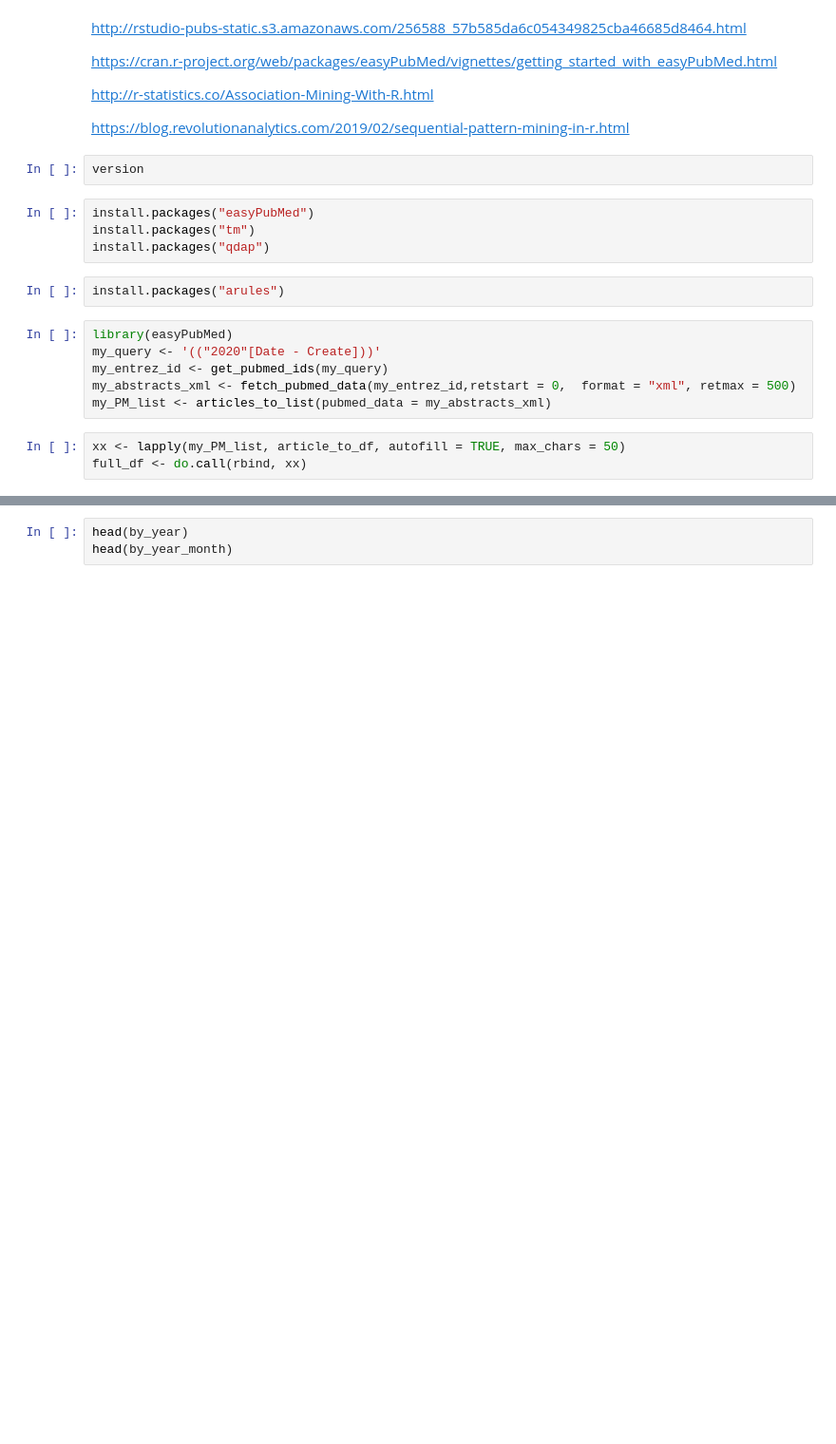
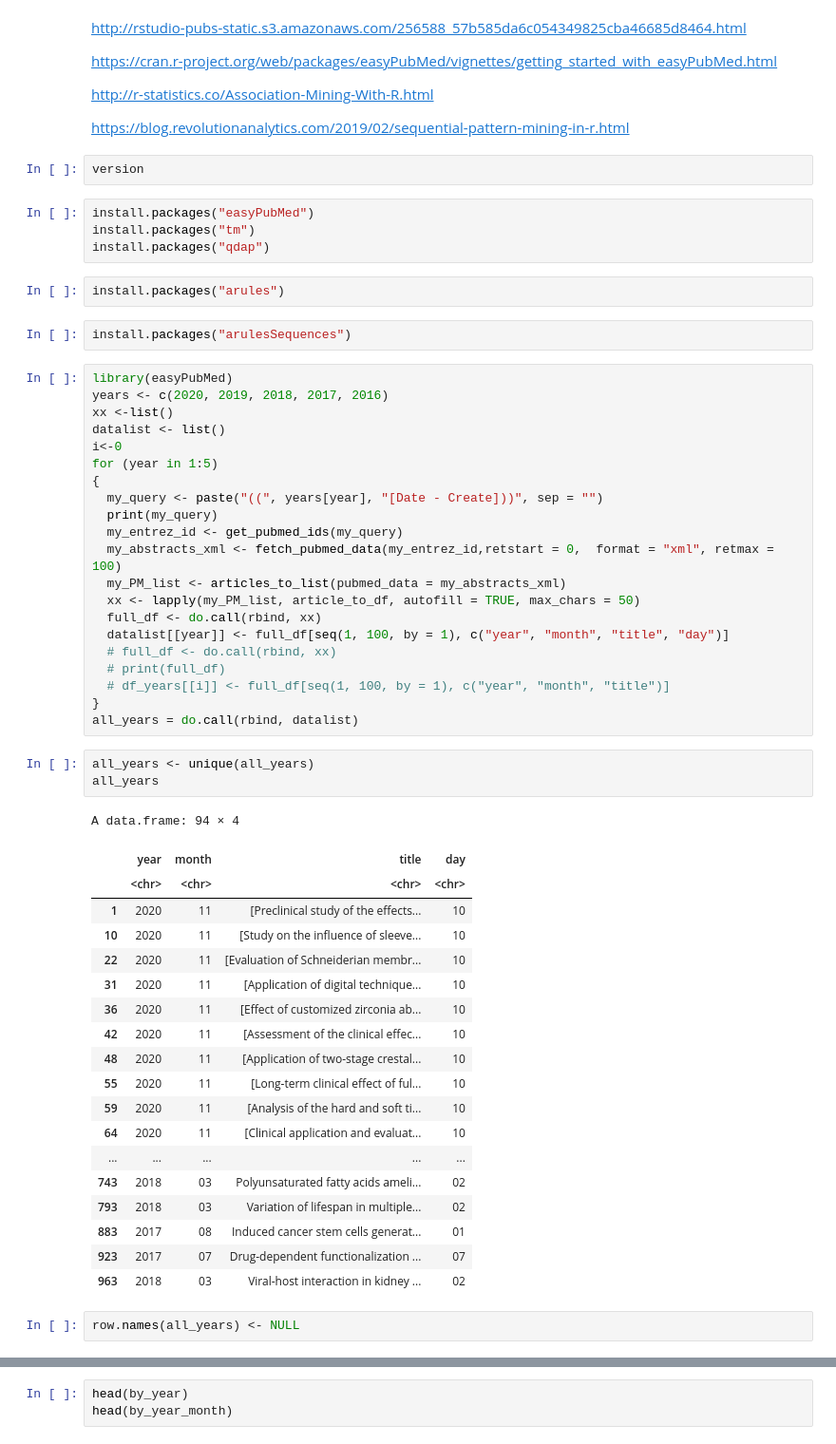
Before and after one commit to GuptaNavdeep1983/CS688, a Jupyter notebook: Assignment7.ipynb, the cells around one changed output, grey strips where cells are left out. Shown at 95% size. Cells and saved outputs as stored; diff of their text form; blank space fills up the shorter version.

```diff
--- a/Assignment7.ipynb
+++ b/Assignment7.ipynb
@@ -16,12 +16,51 @@ install.packages("tm")
 install.packages("qdap")
 # %%
 install.packages("arules")
-# %%
-library(easyPubMed)
-my_query <- '(("2020"[Date - Create]))'
-my_entrez_id <- get_pubmed_ids(my_query)
-my_abstracts_xml <- fetch_pubmed_data(my_entrez_id,retstart = 0,  format = "xml", retmax = 500)
-my_PM_list <- articles_to_list(pubmed_data = my_abstracts_xml)
-# %%
-xx <- lapply(my_PM_list, article_to_df, autofill = TRUE, max_chars = 50)
-full_df <- do.call(rbind, xx)
+# %%
+install.packages("arulesSequences")
+# %%
+library(easyPubMed)
+years <- c(2020, 2019, 2018, 2017, 2016)
+xx <-list()
+datalist <- list()
+i<-0
+for (year in 1:5)
+{
+  my_query <- paste("((", years[year], "[Date - Create]))", sep = "")
+  print(my_query)
+  my_entrez_id <- get_pubmed_ids(my_query)
+  my_abstracts_xml <- fetch_pubmed_data(my_entrez_id,retstart = 0,  format = "xml", retmax = 100)
+  my_PM_list <- articles_to_list(pubmed_data = my_abstracts_xml)
+  xx <- lapply(my_PM_list, article_to_df, autofill = TRUE, max_chars = 50)
+  full_df <- do.call(rbind, xx)
+  datalist[[year]] <- full_df[seq(1, 100, by = 1), c("year", "month", "title", "day")]
+  # full_df <- do.call(rbind, xx)
+  # print(full_df)
+  # df_years[[i]] <- full_df[seq(1, 100, by = 1), c("year", "month", "title")]
+}
+all_years = do.call(rbind, datalist)
+# %%
+all_years <- unique(all_years)
+all_years
+# %% [output]
+A data.frame: 94 × 4
+|  | year | month | title | day |
+|  | <chr> | <chr> | <chr> | <chr> |
+| 1 | 2020 | 11 | [Preclinical study of the effects... | 10 |
+| 10 | 2020 | 11 | [Study on the influence of sleeve... | 10 |
+| 22 | 2020 | 11 | [Evaluation of Schneiderian membr... | 10 |
+| 31 | 2020 | 11 | [Application of digital technique... | 10 |
+| 36 | 2020 | 11 | [Effect of customized zirconia ab... | 10 |
+| 42 | 2020 | 11 | [Assessment of the clinical effec... | 10 |
+| 48 | 2020 | 11 | [Application of two-stage crestal... | 10 |
+| 55 | 2020 | 11 | [Long-term clinical effect of ful... | 10 |
+| 59 | 2020 | 11 | [Analysis of the hard and soft ti... | 10 |
+| 64 | 2020 | 11 | [Clinical application and evaluat... | 10 |
+| ... | ... | ... | ... | ... |
+| 743 | 2018 | 03 | Polyunsaturated fatty acids ameli... | 02 |
+| 793 | 2018 | 03 | Variation of lifespan in multiple... | 02 |
+| 883 | 2017 | 08 | Induced cancer stem cells generat... | 01 |
+| 923 | 2017 | 07 | Drug-dependent functionalization ... | 07 |
+| 963 | 2018 | 03 | Viral-host interaction in kidney ... | 02 |
+# %%
+row.names(all_years) <- NULL
```
Also changed, not shown: parts of 15 cells of this notebook.
